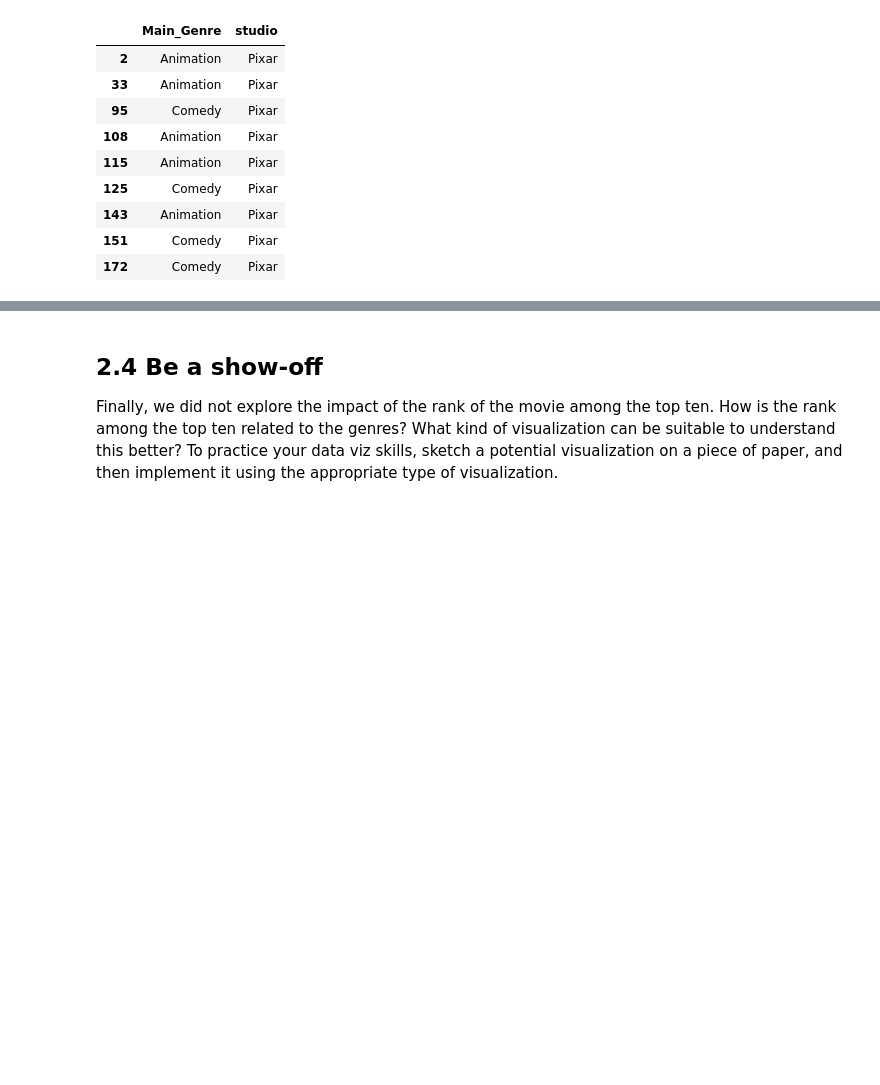
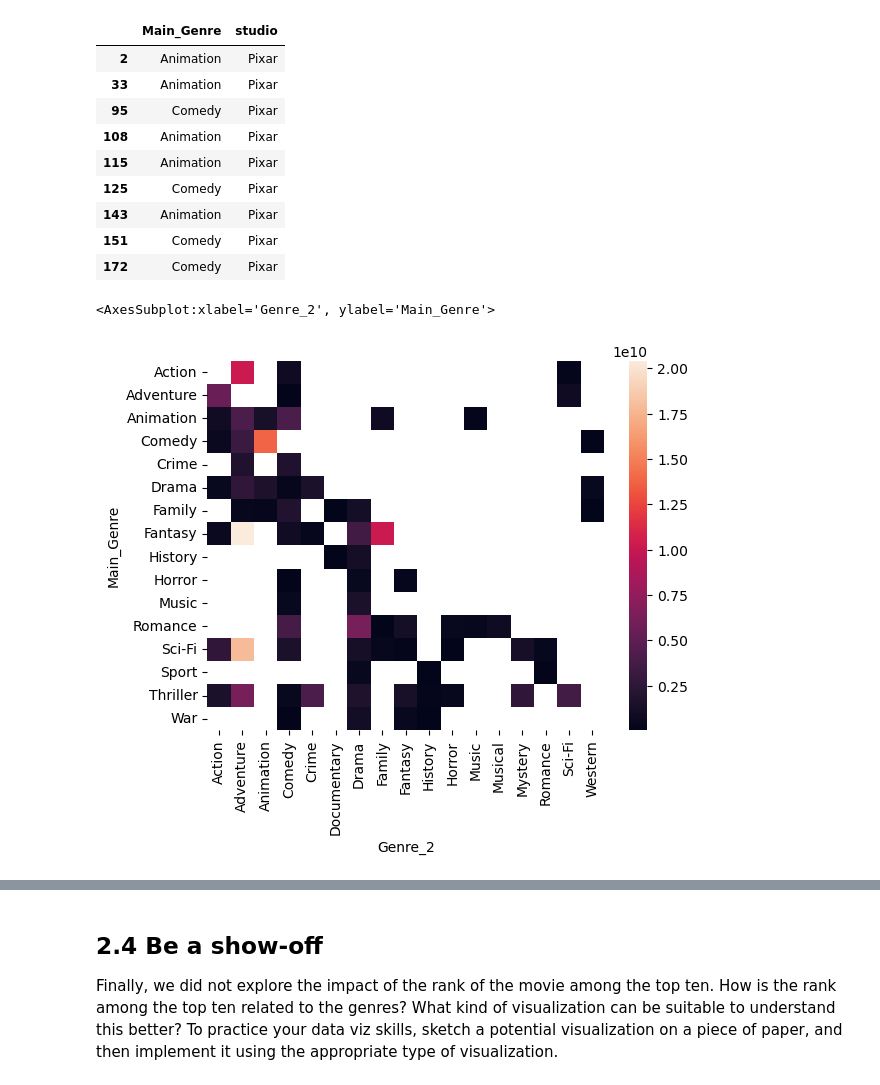
Before and after one commit to CamilleDelgrange/2022, a Jupyter notebook: Tutorials/02 - Data viz and data from the web/Becoming a DataVizard exercise.ipynb, the cells around one changed output, grey strips where cells are left out. Drawn from its saved outputs; the diff is of its cells as text; code cells hidden in the pictures; blank space fills up the shorter version.

```diff
--- a/Tutorials/02 - Data viz and data from the web/Becoming a DataVizard exercise.ipynb
+++ b/Tutorials/02 - Data viz and data from the web/Becoming a DataVizard exercise.ipynb
@@ -436,3 +443,11 @@ df[df['studio']=='Pixar']
 | 172 | Comedy | Pixar |
 # %%
 # Write your code to make the second heatmap here
+
+df3 = pd.crosstab(movies['Main_Genre'], movies['Genre_2'], values = movies['worldwide_gross'],
+                  margins=False, aggfunc='sum')
+
+sns.heatmap(df3, annot=False)
+# %% [output]
+<AxesSubplot:xlabel='Genre_2', ylabel='Main_Genre'>
+[figure, added]
```
Also changed, not shown: parts of 28 cells of this notebook.
